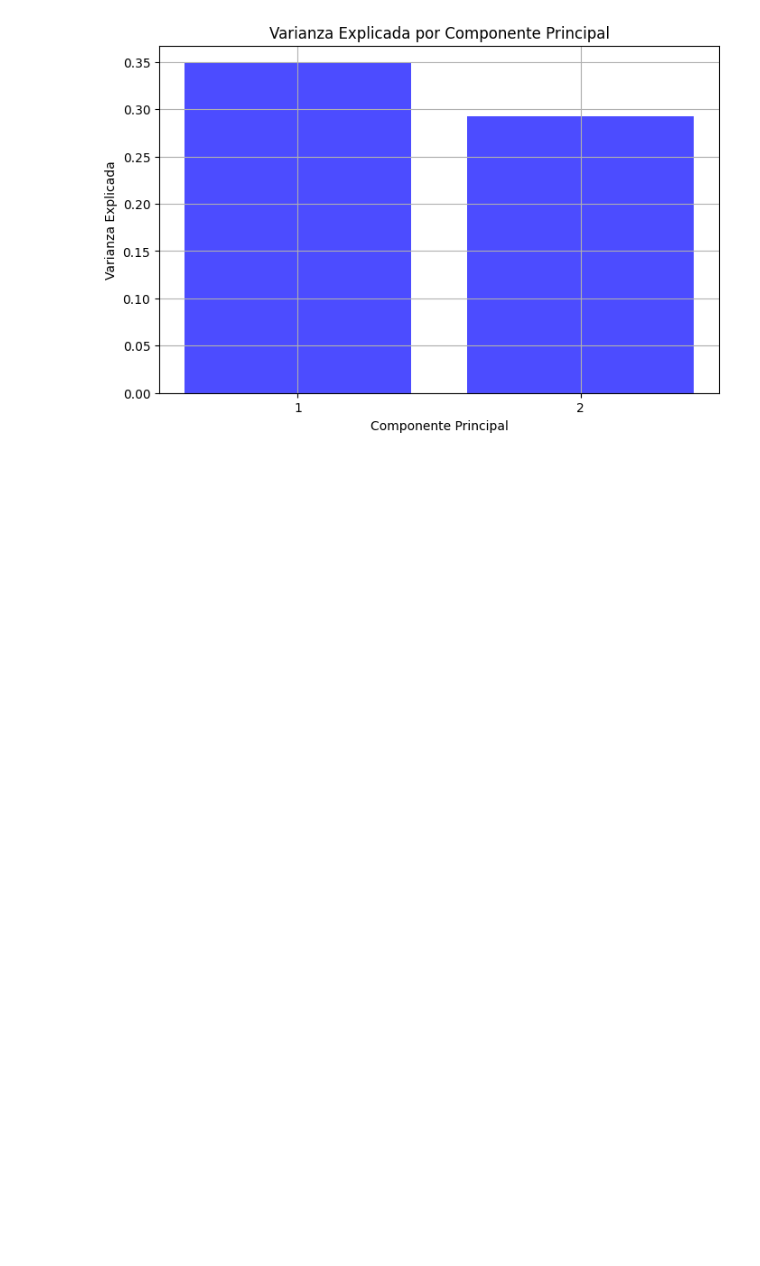
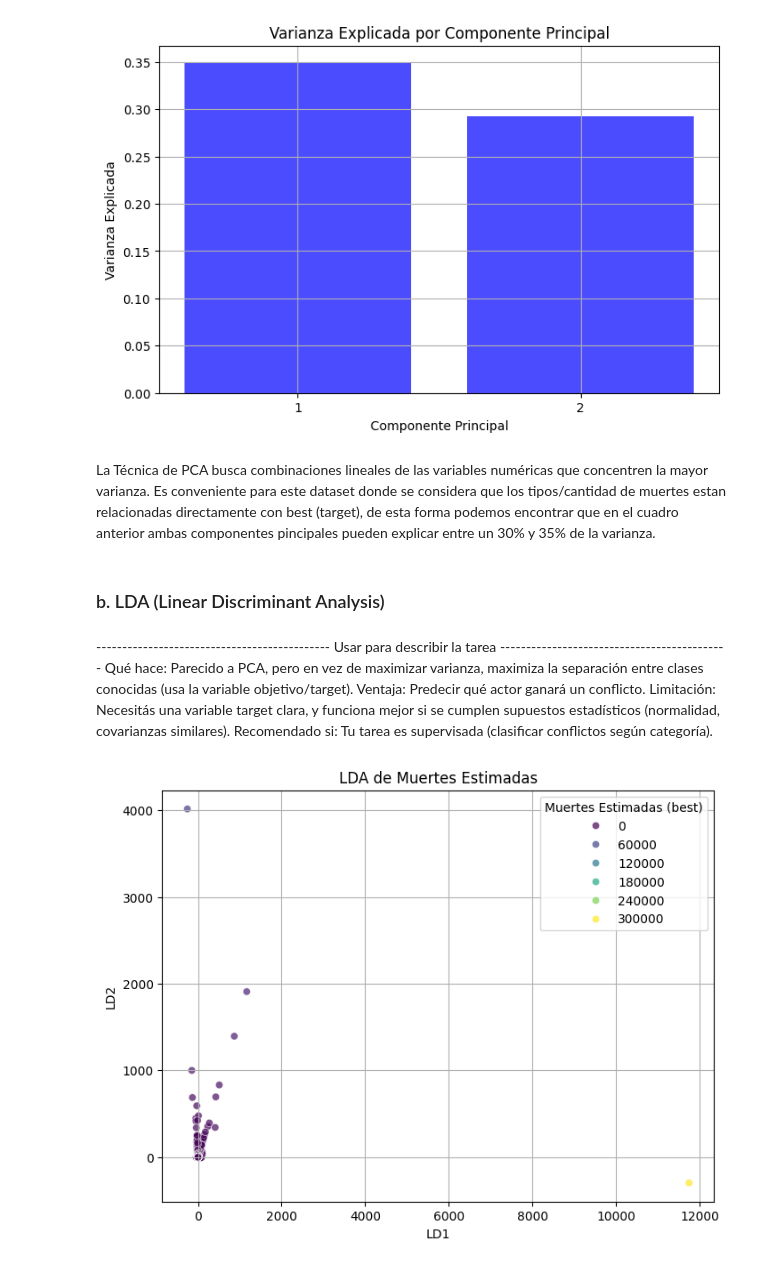
Before and after one commit to SantiagoCasado/CEIA_Analisis_Datos, a Jupyter notebook: add_tp1.ipynb, the cells around one changed output. Saved outputs shown, nothing was run; the diff lists cells and outputs as text; code cells hidden in the pictures; blank space fills up the shorter version.

Commit message:
Se incluye LDA y nuevos Plot cvs procesado

```diff
--- a/add_tp1.ipynb
+++ b/add_tp1.ipynb
@@ -1815,3 +1815,30 @@ plt.grid()
 plt.show()
 # %% [output]
 [figure]
+# %% [markdown]
+La Técnica de PCA busca combinaciones lineales de las variables numéricas que concentren la mayor varianza. Es conveniente para este dataset donde se considera que los tipos/cantidad de muertes estan relacionadas directamente con best (target), de esta forma podemos encontrar que en el cuadro anterior ambas componentes pincipales pueden explicar entre un 30% y 35% de la varianza.
+# %% [markdown]
+### b. LDA (Linear Discriminant Analysis)
+# %% [markdown]
+
+--------------------------------------------- Usar para describir la tarea --------------------------------------------
+Qué hace: Parecido a PCA, pero en vez de maximizar varianza, maximiza la separación entre clases conocidas (usa la variable objetivo/target).
+Ventaja: Predecir qué actor ganará un conflicto.
+Limitación: Necesitás una variable target clara, y funciona mejor si se cumplen supuestos estadísticos (normalidad, covarianzas similares).
+Recomendado si: Tu tarea es supervisada (clasificar conflictos según categoría).
+# %%
+from sklearn.discriminant_analysis import LinearDiscriminantAnalysis
+
+lda = LinearDiscriminantAnalysis(n_components=2)
+X_lda = lda.fit_transform(X_train_scaled, y_train)
+
+plt.figure(figsize=(8, 6))
+sns.scatterplot(x=X_lda[:, 0], y=X_lda[:, 1], hue=y_train, palette='viridis', alpha=0.7)
+plt.title('LDA de Muertes Estimadas')
+plt.xlabel('LD1')
+plt.ylabel('LD2')
+plt.legend(title='Muertes Estimadas (best)')
+plt.grid()
+plt.show()
+# %% [output]
+[figure, added]
```
Also changed, not shown: parts of 7 cells of this notebook, 1 other file.
